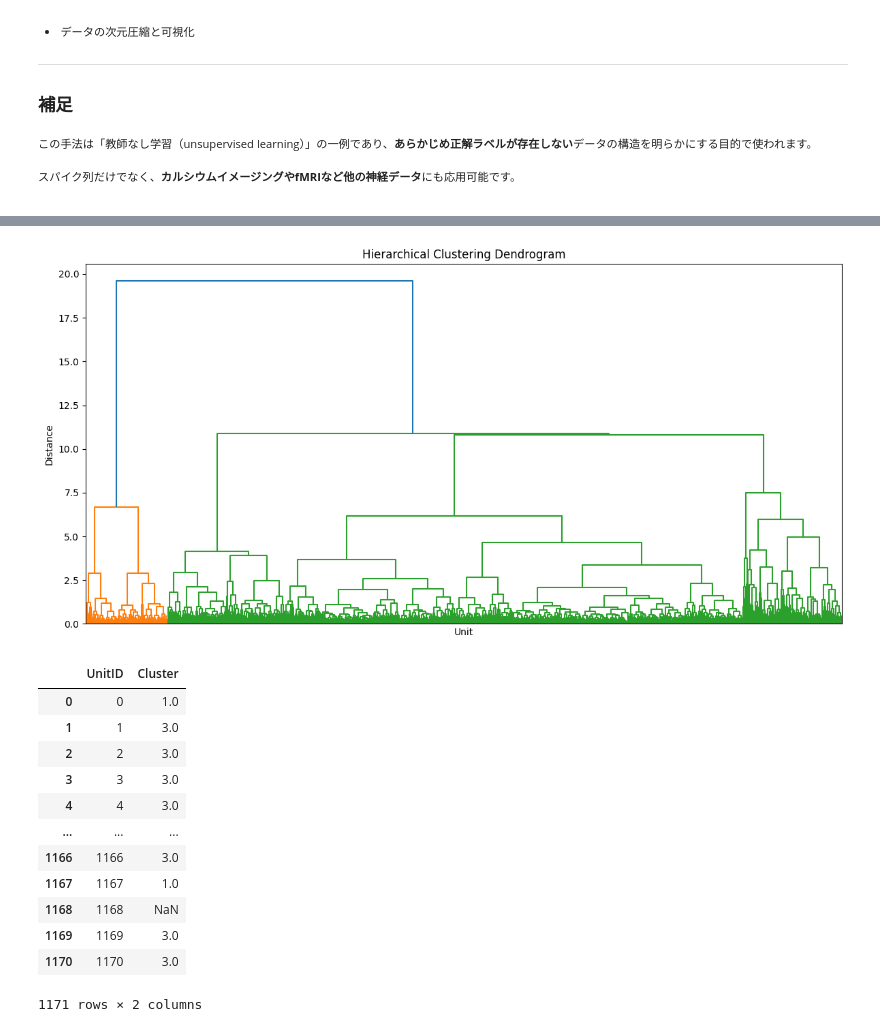
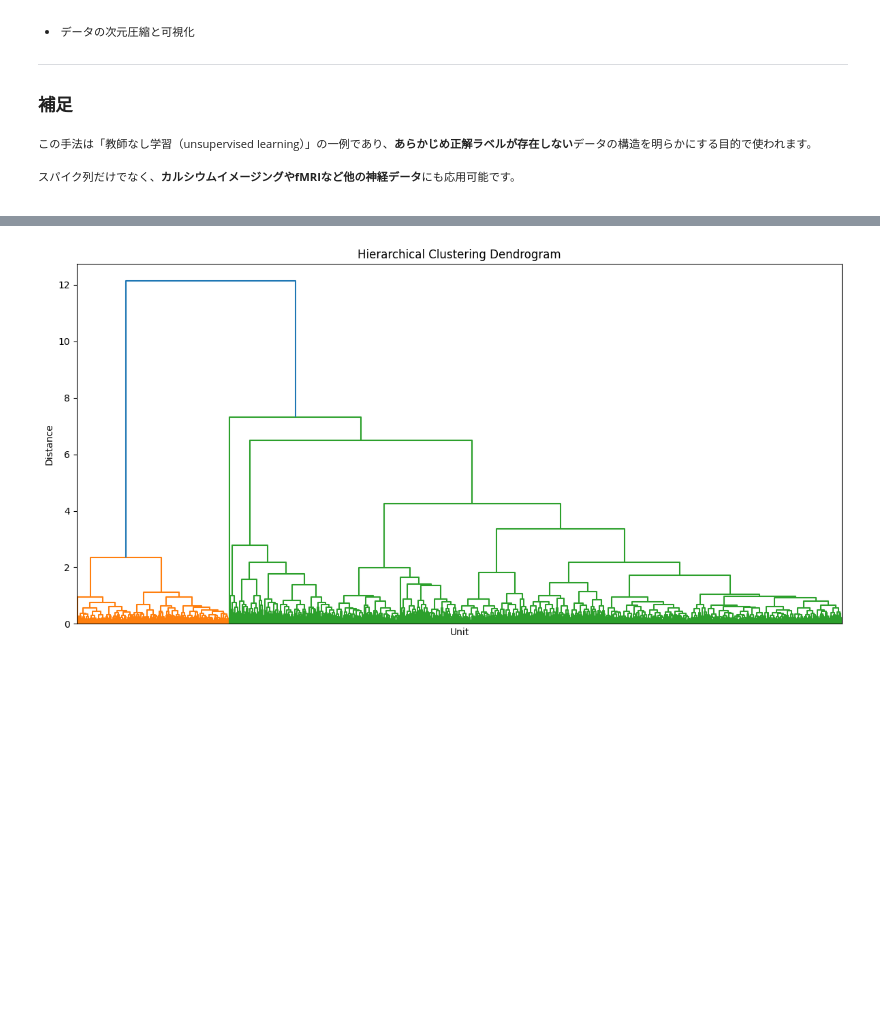
Before and after one commit to NeuralDynamics-Tamagawa/tamagawa-neuro-training-shysgmt, a Jupyter notebook: notebook/spike_analysis.ipynb, the cells around one changed output, grey strips where cells are left out. Drawn from its saved outputs; the diff is of its cells as text; code cells hidden in the pictures; blank space fills up the shorter version.

```diff
--- a/notebook/spike_analysis.ipynb
+++ b/notebook/spike_analysis.ipynb
@@ -179,6 +225,6 @@ def compute_behv_time(trials, event, procTeensy_to_imec):
 # %%
 # Generate a session object
-session_dir = r"E:\tamagawa-neuro-training-2026\RSS060_260817_164455"
+session_dir = r"D:\data\RSS060_260817_164455"
 session = dataset.Session(session_dir)
 # %%
 # Extract dataset of target probe
@@ -613,10 +675,14 @@ def compute_z_score(event_time, spike_time, bins_size=0.05, time_window=[-1, 1.5
 # %%
 unit_id = unit_ids[100]
 spike_time = sorting.get_unit_spike_train(unit_id=unit_id)/sampling_rate
+bin_size=0.05
+sigma_sec=0.05
 
-event_time = behv_time['ready']
-base_line = compute_base_line(event_time, spike_time, bins_size=0.05, time_window=[-0.5, 1.5], sigma_sec=0.05, target_time_window=[0, 1])
+event_time = behv_time['stim']
+PETH = compute_peth_dict(spike_time, event_time, bin_size=bin_size, time_window=[-0.5, 1.5], sigma_sec=sigma_sec)
+base_line = compute_base_line(PETH=PETH, target_time_window=[0, 1])
 
 event_time = behv_time['choice']
-mean_z_socre = compute_z_score(event_time, spike_time, bins_size=0.05, time_window=[-1, 1.5], sigma_sec=0.05, base_line=base_line, target_time_window=[0, 1])
+PETH = compute_peth_dict(spike_time, event_time, bin_size=0.05, time_window=[-0.5, 1.5], sigma_sec=sigma_sec)
+mean_z_socre = compute_z_score(PETH=PETH, target_time_window=[0, 1], base_line=base_line)
 # %%
@@ -689,5 +774,8 @@ Unit 1171/1171
 # %%
-tunning_vector = np.concat([z_score_stim, z_score_choice, z_score_outcome], axis=1)
+tunning_vector = np.concatenate(
+    [z_score_stim, z_score_choice, z_score_outcome],
+    axis=1
+)
 # %%
 plt.figure(figsize=(12, 8))
 
@@ -715,71 +803,38 @@ from sklearn.decomposition import PCA
 from scipy.cluster.hierarchy import linkage, dendrogram, fcluster
 
 # Remove units containing NaN or extreme z-scores
-z_threshold = 5
+z_threshold = 3
 
 valid_mask = (
     ~np.isnan(tunning_vector).any(axis=1)
     & (np.abs(tunning_vector) <= z_threshold).all(axis=1)
 )
 
 tunning_vector_valid = tunning_vector[valid_mask]
 unit_ids_valid = np.asarray(unit_ids)[valid_mask]
 
 # PCA
 n_components = min(20, tunning_vector_valid.shape[0], tunning_vector_valid.shape[1])
 pca = PCA(n_components=n_components)
 pca_result_valid = pca.fit_transform(tunning_vector_valid)
 
 # Hierarchical clustering
 Z = linkage(
     pca_result_valid,
     method='ward'
 )
 
-# Plot dendrogram
+# Plot dendrogram first
 plt.figure(figsize=(12, 6))
 dendrogram(
     Z,
     no_labels=True
 )
 
 plt.xlabel('Unit')
 plt.ylabel('Distance')
 plt.title('Hierarchical Clustering Dendrogram')
 plt.tight_layout()
 plt.show()
-
-# Define number of clusters
-n_clusters = 3
-
-cluster_labels_valid = fcluster(
-    Z,
-    t=n_clusters,
-    criterion='maxclust'
-)
-
-# Restore cluster labels to original unit IDs
-cluster_all = np.full(len(unit_ids), np.nan)
-cluster_all[valid_mask] = cluster_labels_valid
-
-df = pd.DataFrame({
-    'UnitID': unit_ids,
-    'Cluster': cluster_all
-})
-
-df
 # %% [output]
-[figure, old version]
+[figure, new version]
-|  | UnitID | Cluster |
-| 0 | 0 | 1.0 |
-| 1 | 1 | 3.0 |
-| 2 | 2 | 3.0 |
-| 3 | 3 | 3.0 |
-| 4 | 4 | 3.0 |
-| ... | ... | ... |
-| 1166 | 1166 | 3.0 |
-| 1167 | 1167 | 1.0 |
-| 1168 | 1168 | NaN |
-| 1169 | 1169 | 3.0 |
-| 1170 | 1170 | 3.0 |
-1171 rows × 2 columns
```
Also changed, not shown: parts of 24 cells of this notebook.
